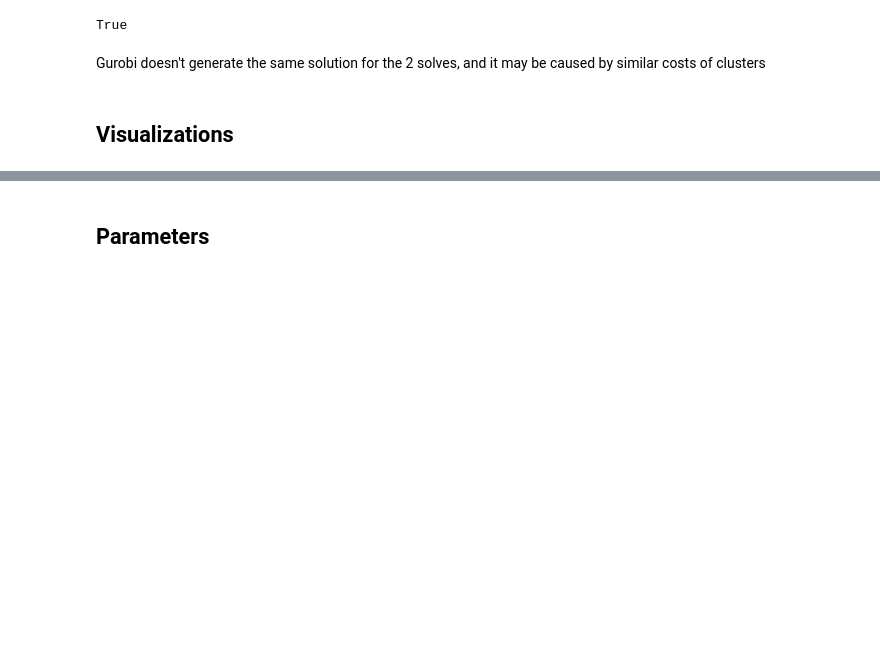
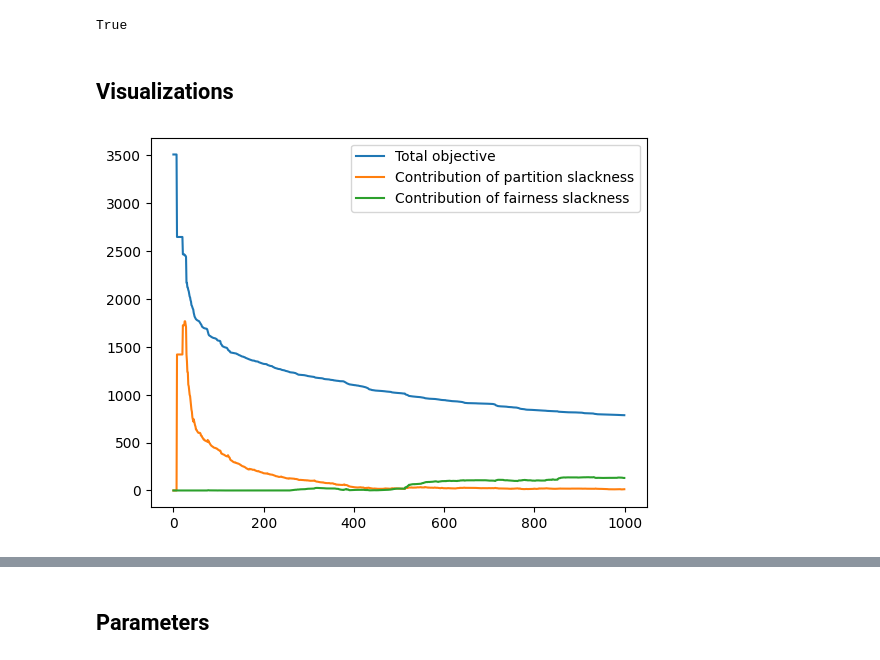
Before and after one commit to aboutalpha/FMR-code, a Jupyter notebook: model_test.ipynb, the cells around one changed output, grey strips where cells are left out. Saved outputs shown, nothing was run; the diff lists cells and outputs as text; code cells hidden in the pictures; blank space fills up the shorter version.

Commit message:
Test 7 Slack 12

```diff
--- a/model_test.ipynb
+++ b/model_test.ipynb
@@ -12,7 +12,7 @@ from tests.utils import *
 # %% [markdown]
 ## Master problem correctness
 # %%
-file_name = "test7_slack11"
+file_name = "test7_slack12"
 n = 200
 K = 5
 seed = 5
@@ -110,4 +101,7 @@ True
 # %% [markdown]
 check partition constraints
 # %%
-partition_constr = [clusters[:solutions[-1].shape[0],i] @ solutions[-1] + slacks[-1][i] for i in range(n)]
+valid = True
+for j in range(0,1000,20):
+    partition_constr = [clusters[:solutions[j].shape[0],i] @ solutions[j] + slacks[j][i] for i in range(n)]
+    valid = valid and (np.allclose(np.array(partition_constr),np.ones(n),rtol=1e-3))
@@ -173,7 +167,15 @@ True
 np.allclose(last_solution_gurobi_Z, solutions[500][:last_solution_gurobi_Z.shape[0]], atol = 1e-3)
 # %% [output]
 True
-# %% [markdown]
-Gurobi doesn't generate the same solution for the 2 solves, and it may be caused by similar costs of clusters
 # %% [markdown]
 ## Visualizations
+# %%
+partition_slacks = [20 * sum(i[:n]) for i in slacks]
+fairness_slacks = [100 * sum(i[n:]) for i in slacks]
+plt.plot(objectives, label = "Total objective")
+plt.plot(partition_slacks, label = "Contribution of partition slackness")
+plt.plot(fairness_slacks, label = "Contribution of fairness slackness")
+plt.legend()
+plt.show()
+# %% [output]
+[figure, added]
```
Also changed, not shown: parts of 29 cells of this notebook, 16 other files.
